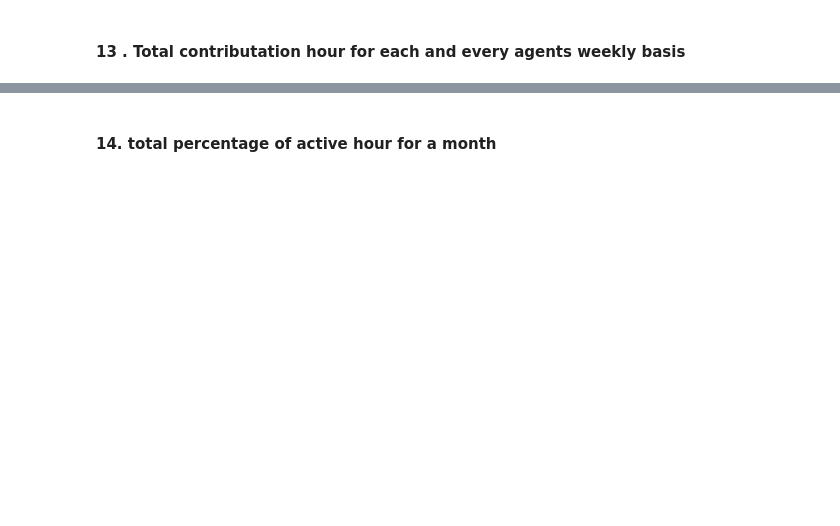
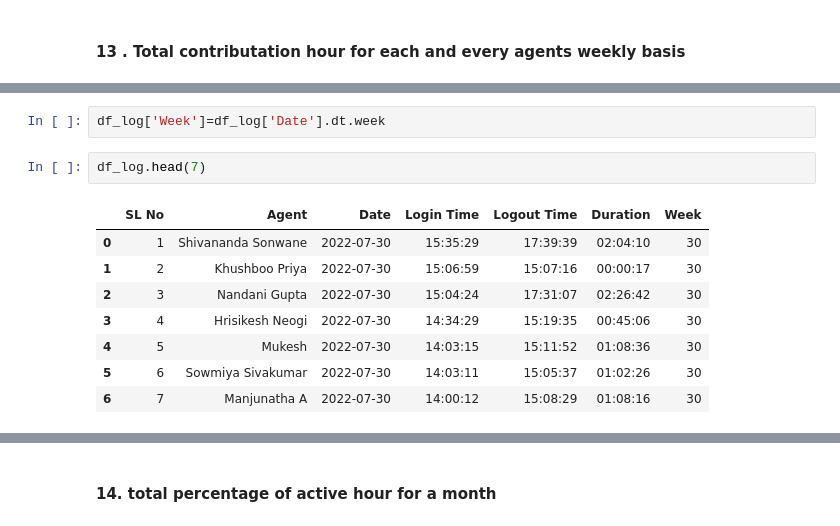
Before and after one commit to Poonam-More-2022/Task_30_07_2022, a Jupyter notebook: Task_30_07_2022.ipynb, the cells around one changed output, grey strips where cells are left out. Saved outputs shown, nothing was run; the diff lists cells and outputs as text; blank space fills up the shorter version.

```diff
--- a/Task_30_07_2022.ipynb
+++ b/Task_30_07_2022.ipynb
@@ -586,0 +1015,13 @@ print(list(df_perf['Agent Name'].unique()))
+# %%
+df_log['Week']=df_log['Date'].dt.week
+# %%
+df_log.head(7)
+# %% [output]
+|  | SL No | Agent | Date | Login Time | Logout Time | Duration | Week |
+| 0 | 1 | Shivananda Sonwane | 2022-07-30 | 15:35:29 | 17:39:39 | 02:04:10 | 30 |
+| 1 | 2 | Khushboo Priya | 2022-07-30 | 15:06:59 | 15:07:16 | 00:00:17 | 30 |
+| 2 | 3 | Nandani Gupta | 2022-07-30 | 15:04:24 | 17:31:07 | 02:26:42 | 30 |
+| 3 | 4 | Hrisikesh Neogi | 2022-07-30 | 14:34:29 | 15:19:35 | 00:45:06 | 30 |
+| 4 | 5 | Mukesh | 2022-07-30 | 14:03:15 | 15:11:52 | 01:08:36 | 30 |
+| 5 | 6 | Sowmiya Sivakumar | 2022-07-30 | 14:03:11 | 15:05:37 | 01:02:26 | 30 |
+| 6 | 7 | Manjunatha A | 2022-07-30 | 14:00:12 | 15:08:29 | 01:08:16 | 30 |
```
Also changed, not shown: parts of 46 cells of this notebook.
